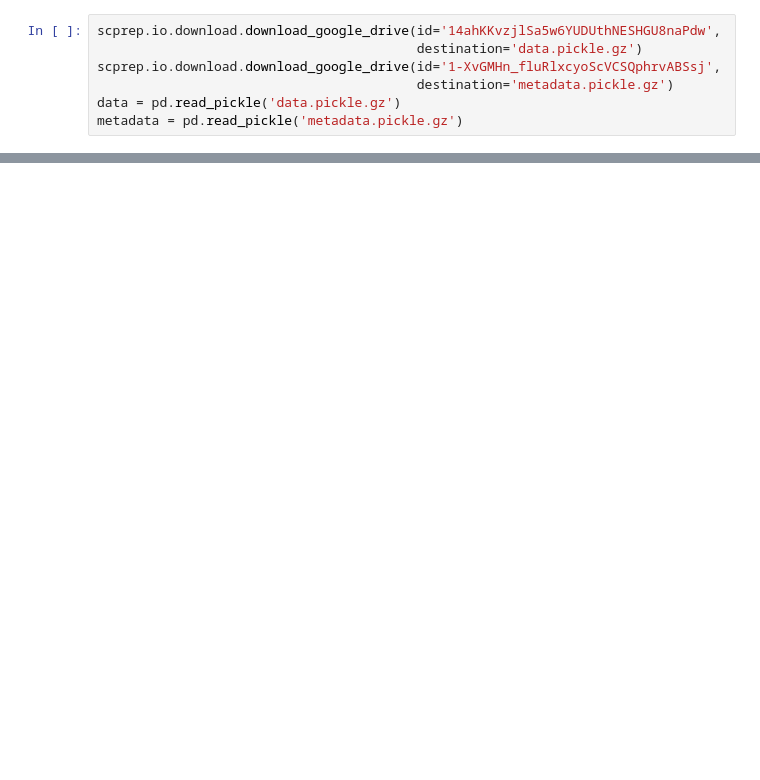
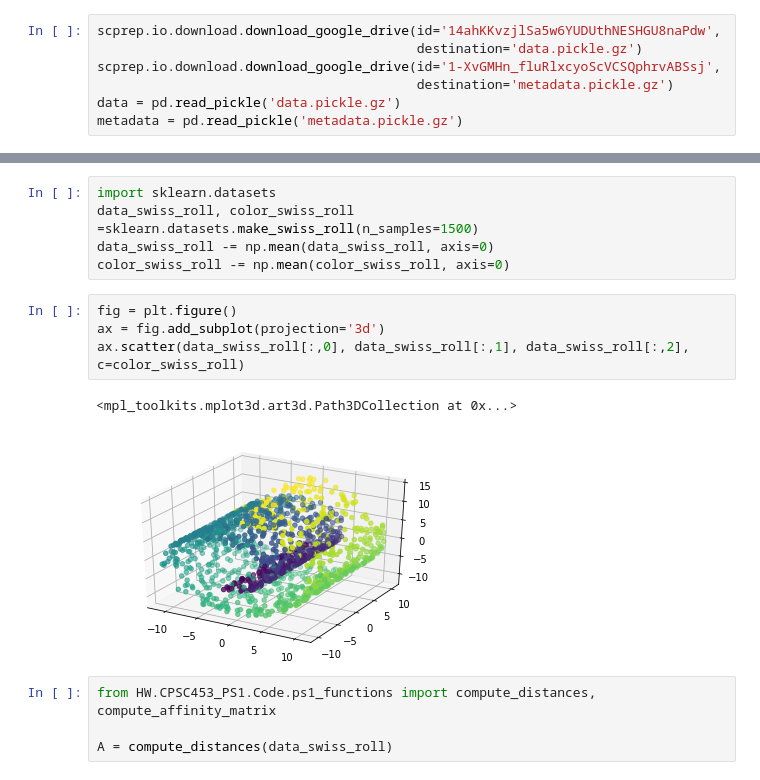
Before and after one commit to Voldemort108X/Yale-courses, a Jupyter notebook: ENAS 553 Unsupervised Learning for Big Data/Lecture8_Phate.ipynb, the cells around one changed output, grey strips where cells are left out. Saved outputs shown, nothing was run; the diff lists cells and outputs as text; blank space fills up the shorter version.

Commit message:
data update

```diff
--- a/ENAS 553 Unsupervised Learning for Big Data/Lecture8_Phate.ipynb
+++ b/ENAS 553 Unsupervised Learning for Big Data/Lecture8_Phate.ipynb
@@ -58,0 +48,16 @@ data.head()
+# %%
+import sklearn.datasets
+data_swiss_roll, color_swiss_roll =sklearn.datasets.make_swiss_roll(n_samples=1500)
+data_swiss_roll -= np.mean(data_swiss_roll, axis=0)
+color_swiss_roll -= np.mean(color_swiss_roll, axis=0)
+# %%
+fig = plt.figure()
+ax = fig.add_subplot(projection='3d')
+ax.scatter(data_swiss_roll[:,0], data_swiss_roll[:,1], data_swiss_roll[:,2], c=color_swiss_roll)
+# %% [output]
+<mpl_toolkits.mplot3d.art3d.Path3DCollection at 0x...>
+[figure, added]
+# %%
+from HW.CPSC453_PS1.Code.ps1_functions import compute_distances, compute_affinity_matrix
+
+A = compute_distances(data_swiss_roll)
```
Also changed, not shown: parts of 7 cells of this notebook, 34 other files.
